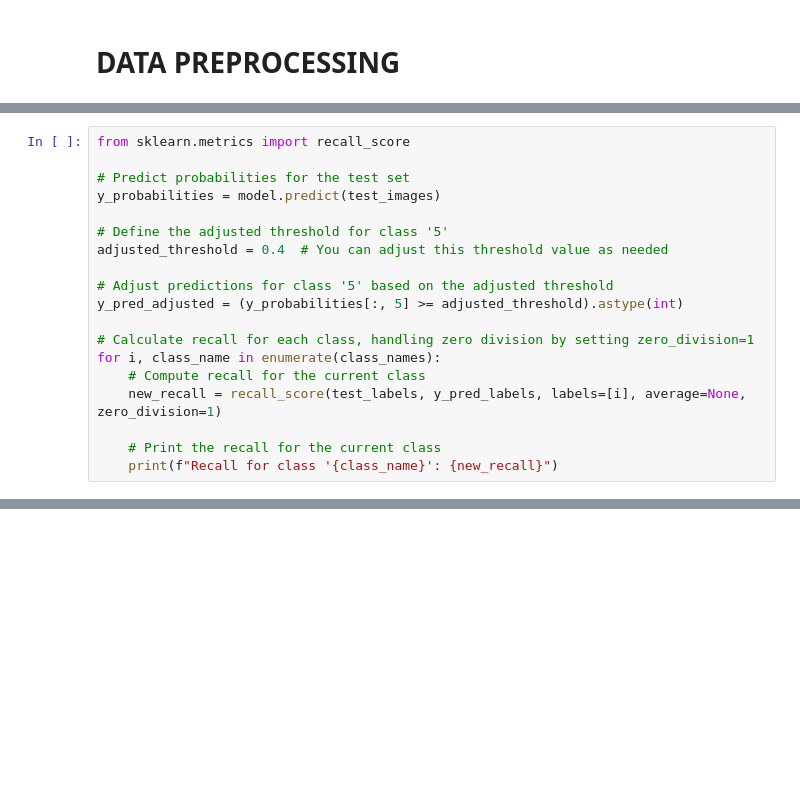
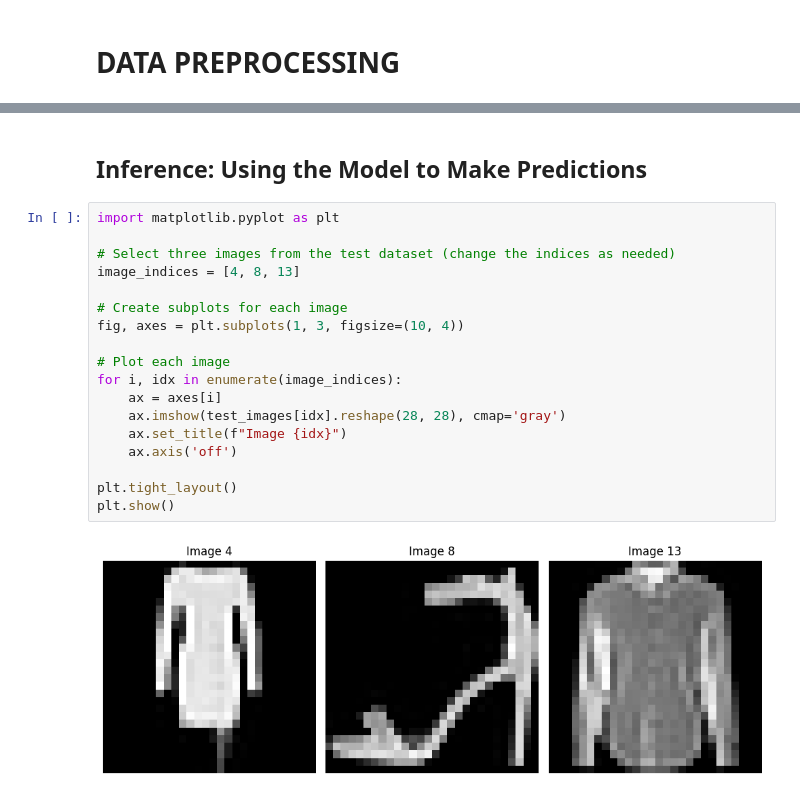
Before and after one commit to Chukwuemekaokafor77/CSCN8010-LAB, a Jupyter notebook: lab82.ipynb, the cells around one changed output, grey strips where cells are left out. Saved outputs shown, nothing was run; the diff lists cells and outputs as text; blank space fills up the shorter version.

```diff
--- a/lab82.ipynb
+++ b/lab82.ipynb
@@ -359,19 +166,0 @@ Precision for class 'Ankle boot': [1.]
-# %%
-from sklearn.metrics import recall_score
-
-# Predict probabilities for the test set
-y_probabilities = model.predict(test_images)
-
-# Define the adjusted threshold for class '5'
-adjusted_threshold = 0.4  # You can adjust this threshold value as needed
-
-# Adjust predictions for class '5' based on the adjusted threshold
-y_pred_adjusted = (y_probabilities[:, 5] >= adjusted_threshold).astype(int)
-
-# Calculate recall for each class, handling zero division by setting zero_division=1
-for i, class_name in enumerate(class_names):
-    # Compute recall for the current class
-    new_recall = recall_score(test_labels, y_pred_labels, labels=[i], average=None, zero_division=1)
-
-    # Print the recall for the current class
-    print(f"Recall for class '{class_name}': {new_recall}")
@@ -412,0 +212,22 @@ Recall for class 'Ankle boot': [0.99]
+# %% [markdown]
+## Inference: Using the Model to Make Predictions
+# %%
+import matplotlib.pyplot as plt
+
+# Select three images from the test dataset (change the indices as needed)
+image_indices = [4, 8, 13]
+
+# Create subplots for each image
+fig, axes = plt.subplots(1, 3, figsize=(10, 4))
+
+# Plot each image
+for i, idx in enumerate(image_indices):
+    ax = axes[i]
+    ax.imshow(test_images[idx].reshape(28, 28), cmap='gray')
+    ax.set_title(f"Image {idx}")
+    ax.axis('off')
+
+plt.tight_layout()
+plt.show()
+# %% [output]
+[figure, added]
```
Also changed, not shown: parts of 44 cells of this notebook, 6 other files.
